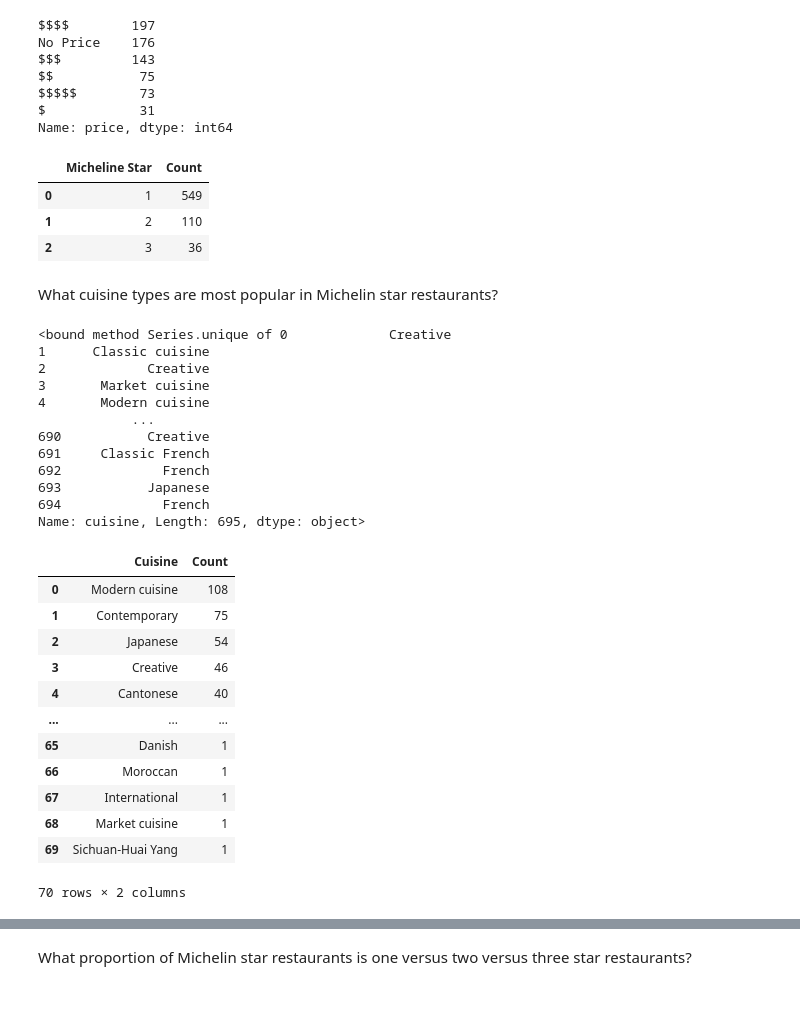
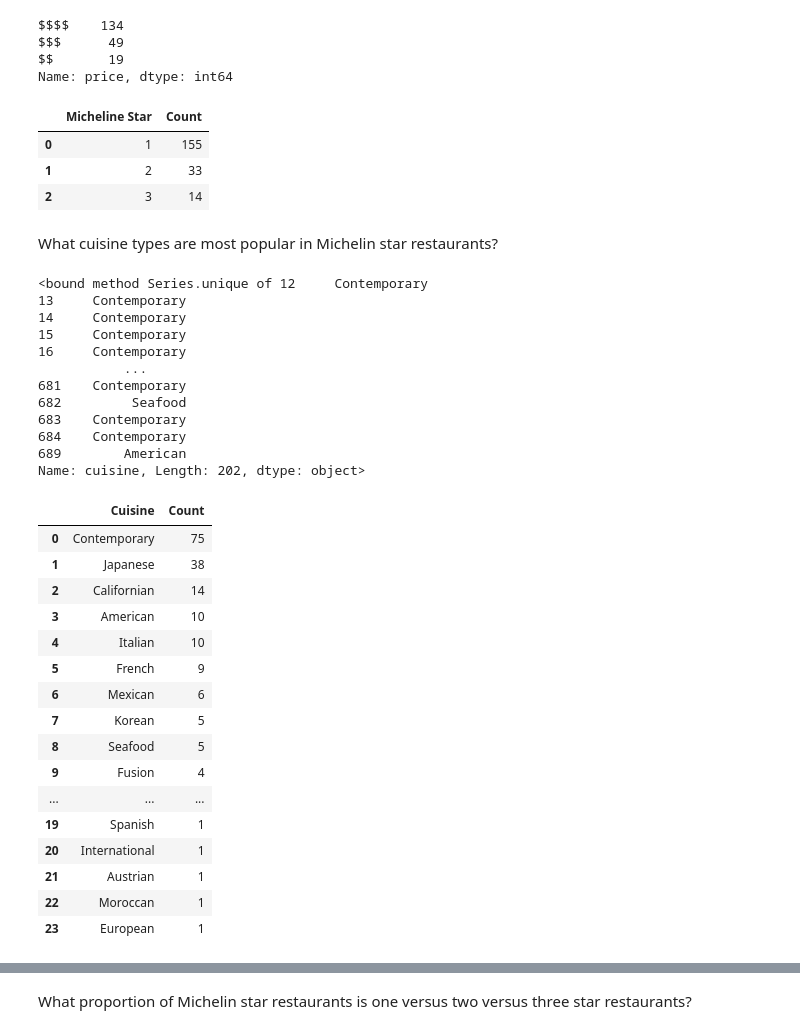
Before and after one commit to EI-github/smu_project1_michelinrestaurants, a Jupyter notebook: Megan_Work/Data_Analysis_Adams-US.ipynb, the cells around one changed output, grey strips where cells are left out. Saved outputs shown, nothing was run; the diff lists cells and outputs as text; code cells hidden in the pictures; blank space fills up the shorter version.

```diff
--- a/Megan_Work/Data_Analysis_Adams-US.ipynb
+++ b/Megan_Work/Data_Analysis_Adams-US.ipynb
@@ -32,2 +40,4 @@ df.head(25)
 # %%
 #Filter down to US locations only
+us_df = df.loc[(df['region'] == "California") | (df['region'] == "New York City") | (df['region'] == "Chicago") | (df['region'] == "Washington DC")]
+us_df
@@ -70,58 +86,59 @@ array(['Creative', 'Classic cuisine', 'Market cuisine', 'Modern cuisine',
 # %%
-df.price.value_counts()
+us_df.price.value_counts()
 # %% [output]
-$$$$        197
-No Price    176
-$$$         143
-$$           75
-$$$$$        73
-$            31
+$$$$    134
+$$$      49
+$$       19
 Name: price, dtype: int64
 # %%
-star_df = df["Michelin Star Count"].value_counts().reset_index()
+star_df = us_df["Michelin Star Count"].value_counts().reset_index()
 star_df.columns= ["Micheline Star", "Count"]
 star_df
 # %% [output]
 |  | Micheline Star | Count |
-| 0 | 1 | 549 |
-| 1 | 2 | 110 |
-| 2 | 3 | 36 |
+| 0 | 1 | 155 |
+| 1 | 2 | 33 |
+| 2 | 3 | 14 |
 # %% [markdown]
 What cuisine types are most popular in Michelin star restaurants?
 # %%
-df["cuisine"].unique
+us_df["cuisine"].unique
 # %% [output]
-<bound method Series.unique of 0             Creative
-1      Classic cuisine
-2             Creative
-3       Market cuisine
-4       Modern cuisine
-            ...
-690           Creative
-691     Classic French
-692             French
-693           Japanese
-694             French
-Name: cuisine, Length: 695, dtype: object>
+<bound method Series.unique of 12     Contemporary
+13     Contemporary
+14     Contemporary
+15     Contemporary
+16     Contemporary
+           ...
+681    Contemporary
+682         Seafood
+683    Contemporary
+684    Contemporary
+689        American
+Name: cuisine, Length: 202, dtype: object>
 # %%
 #Find amount of Michelin Star Restaurants by cuisine
-cuisine_df = df["cuisine"].value_counts().reset_index()
+cuisine_df = us_df["cuisine"].value_counts().reset_index()
 cuisine_df.columns= ["Cuisine", "Count"]
 cuisine_df
 # %% [output]
 |  | Cuisine | Count |
-| 0 | Modern cuisine | 108 |
-| 1 | Contemporary | 75 |
-| 2 | Japanese | 54 |
-| 3 | Creative | 46 |
-| 4 | Cantonese | 40 |
+| 0 | Contemporary | 75 |
+| 1 | Japanese | 38 |
+| 2 | Californian | 14 |
+| 3 | American | 10 |
+| 4 | Italian | 10 |
+| 5 | French | 9 |
+| 6 | Mexican | 6 |
+| 7 | Korean | 5 |
+| 8 | Seafood | 5 |
+| 9 | Fusion | 4 |
 | ... | ... | ... |
-| 65 | Danish | 1 |
-| 66 | Moroccan | 1 |
-| 67 | International | 1 |
-| 68 | Market cuisine | 1 |
-| 69 | Sichuan-Huai Yang | 1 |
+| 19 | Spanish | 1 |
+| 20 | International | 1 |
+| 21 | Austrian | 1 |
+| 22 | Moroccan | 1 |
+| 23 | European | 1 |
-70 rows × 2 columns
 # %%
 #Graph all Cuisine types b y count
 plt.figure(figsize=(20,10))
```
Also changed, not shown: parts of 10 cells of this notebook, 10 other files.
